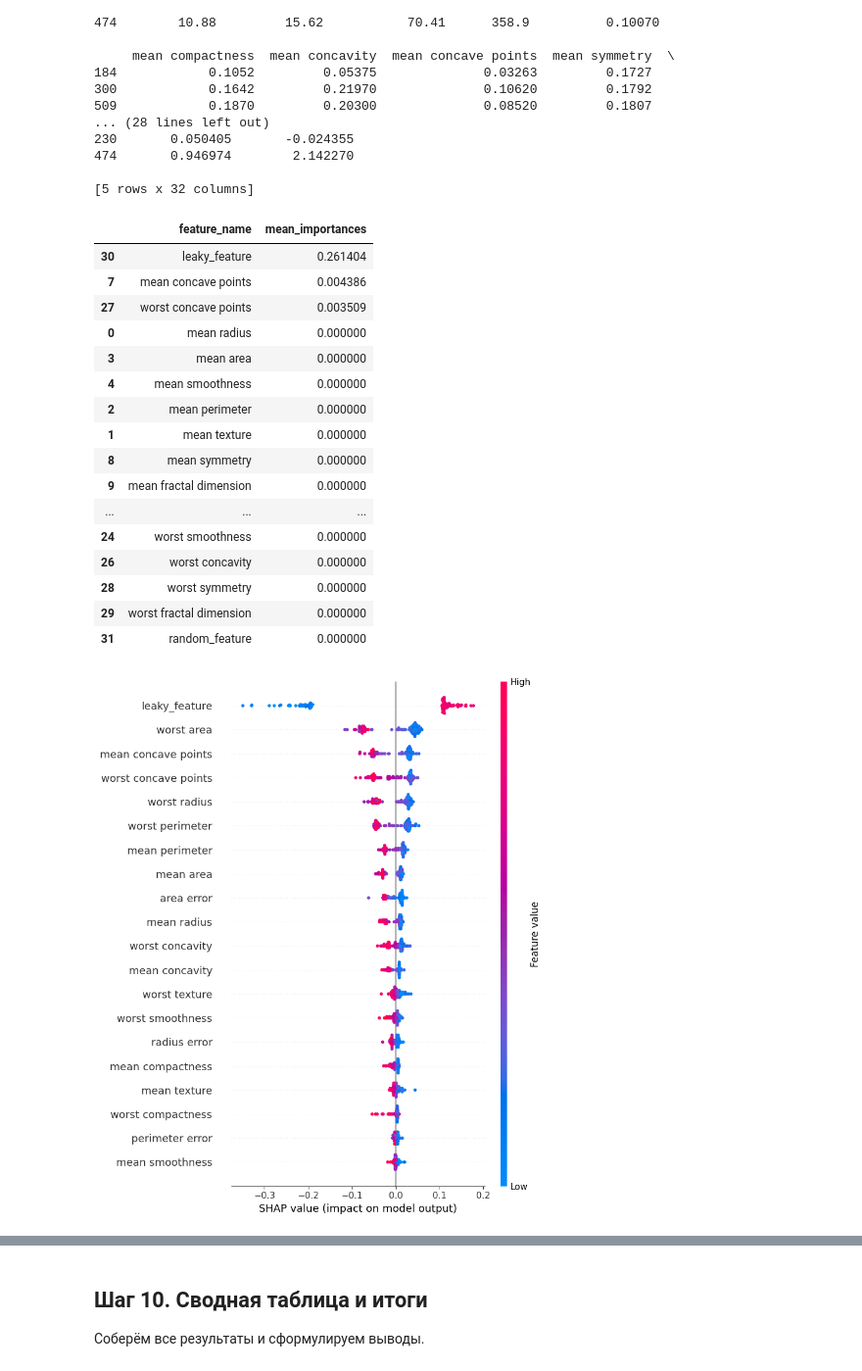
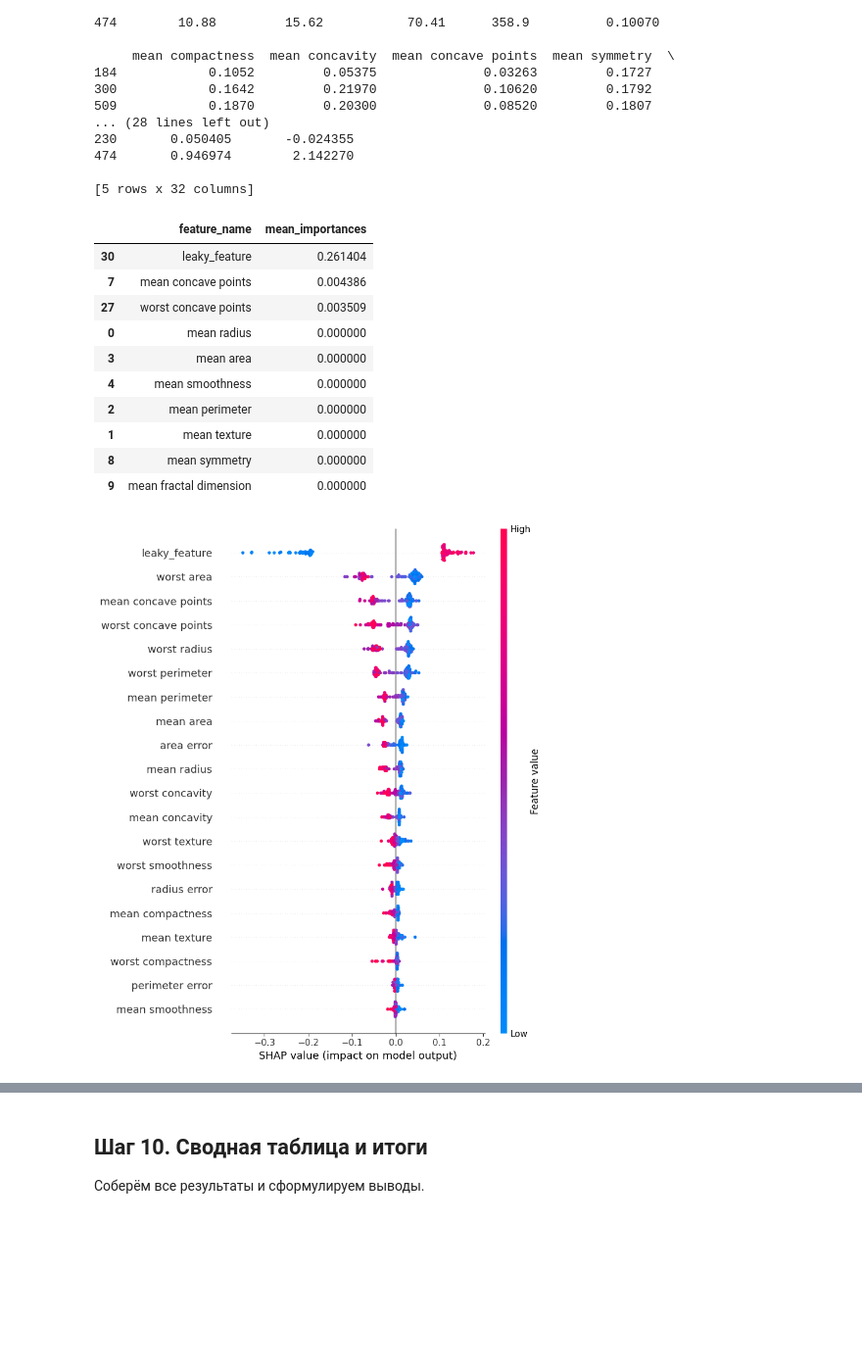
Before and after one commit to N10b1um/FAMCS-ml-course, a Jupyter notebook: hw13_hp_interp/hp_interp_practice_student.ipynb, the cells around one changed output, grey strips where cells are left out. Shown at 98% size. Drawn from its saved outputs; the diff is of its cells as text; code cells hidden in the pictures; blank space fills up the shorter version.

```diff
--- a/hw13_hp_interp/hp_interp_practice_student.ipynb
+++ b/hw13_hp_interp/hp_interp_practice_student.ipynb
@@ -510,38 +524,32 @@ print(X_train_ext.tail())
 # ║  Вопросы:                                                    ║
 # ║  a) Как PI определяет leaky_feature?                         ║
 # ║     Почему метрика на тесте выросла?                         ║
 # ║  б) Как SHAP выделяет leaky_feature в summary plot?          ║
 # ║  в) Как обнаружить random_feature как «шумовой»?             ║
 # ╚══════════════════════════════════════════════════════════════╝
 ext_rf = RandomForestClassifier(random_state=42)
 ext_rf.fit(X_train_ext, y_train)
 
 pi = permutation_importance(ext_rf, X_test_ext, y_test,random_state=42, n_repeats=10)
 
 ext_pi = pd.DataFrame({
     'feature_name': X_test_ext.columns,
     'mean_importances': pi.importances_mean
 })
-display(ext_pi.sort_values(by='mean_importances', ascending=False))
+display(ext_pi.sort_values(by='mean_importances', ascending=False).head(10))
 ext_explainer = shap.TreeExplainer(ext_rf)
 shap_values = ext_explainer.shap_values(X_test_ext)
 shap.summary_plot(shap_values[:,:,1], X_test_ext)
 # %% [output]
 |  | feature_name | mean_importances |
 | 30 | leaky_feature | 0.261404 |
 | 7 | mean concave points | 0.004386 |
 | 27 | worst concave points | 0.003509 |
 | 0 | mean radius | 0.000000 |
 | 3 | mean area | 0.000000 |
 | 4 | mean smoothness | 0.000000 |
 | 2 | mean perimeter | 0.000000 |
 | 1 | mean texture | 0.000000 |
 | 8 | mean symmetry | 0.000000 |
 | 9 | mean fractal dimension | 0.000000 |
-| ... | ... | ... |
-| 24 | worst smoothness | 0.000000 |
-| 26 | worst concavity | 0.000000 |
-| 28 | worst symmetry | 0.000000 |
-| 29 | worst fractal dimension | 0.000000 |
-| 31 | random_feature | 0.000000 |
 [figure]
```
Also changed, not shown: parts of 10 cells of this notebook.
